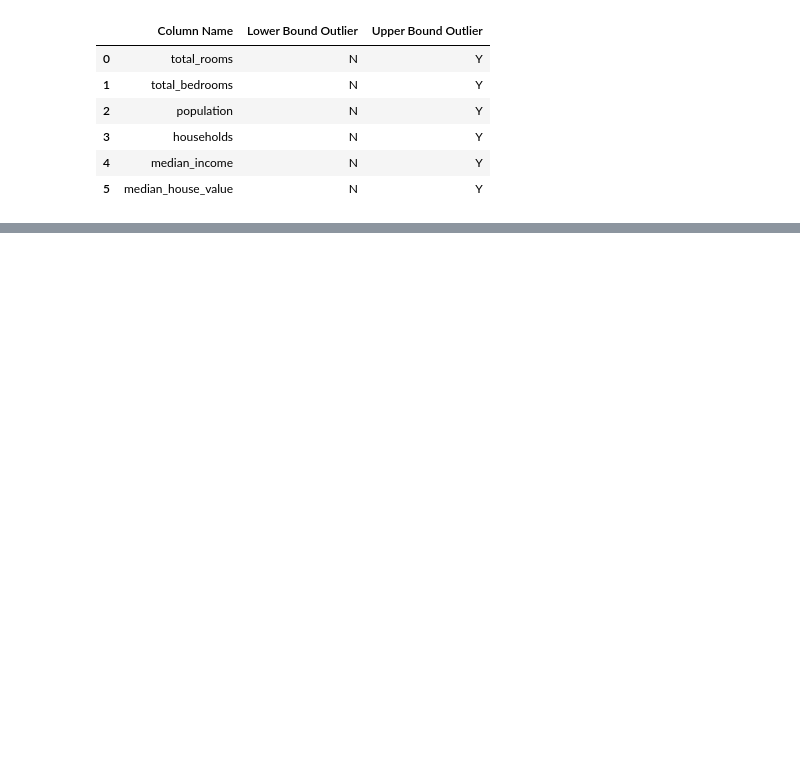
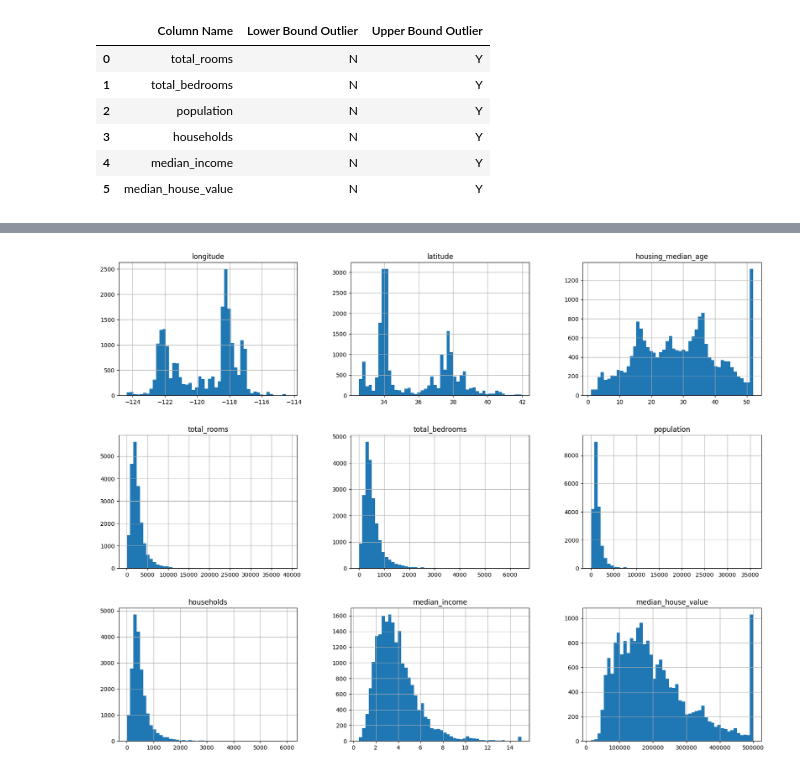
Before and after one commit to bg-ai-hub/HandsOnMLProjects, a Jupyter notebook: chapter-02/01-housing-price.ipynb, the cells around one changed output, grey strips where cells are left out. Cells and saved outputs as stored; diff of their text form; code cells hidden in the pictures; blank space fills up the shorter version.

```diff
--- a/chapter-02/01-housing-price.ipynb
+++ b/chapter-02/01-housing-price.ipynb
@@ -129,0 +167,5 @@ get_outliers(df)
+# %%
+df.hist(bins=50, figsize=(20,15))
+plt.show()
+# %% [output]
+[figure, added]
```
Also changed, not shown: parts of 2 cells of this notebook.
